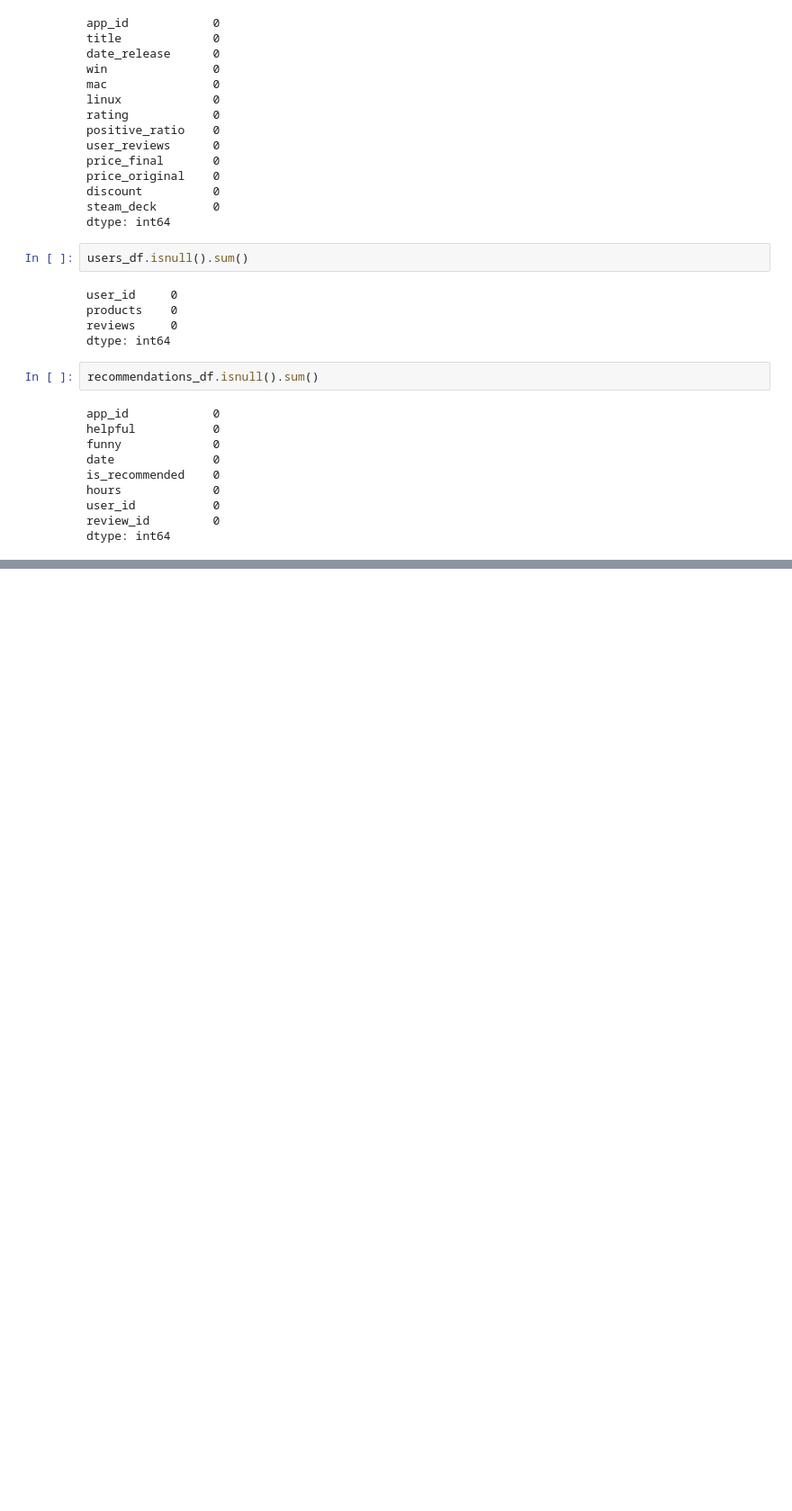
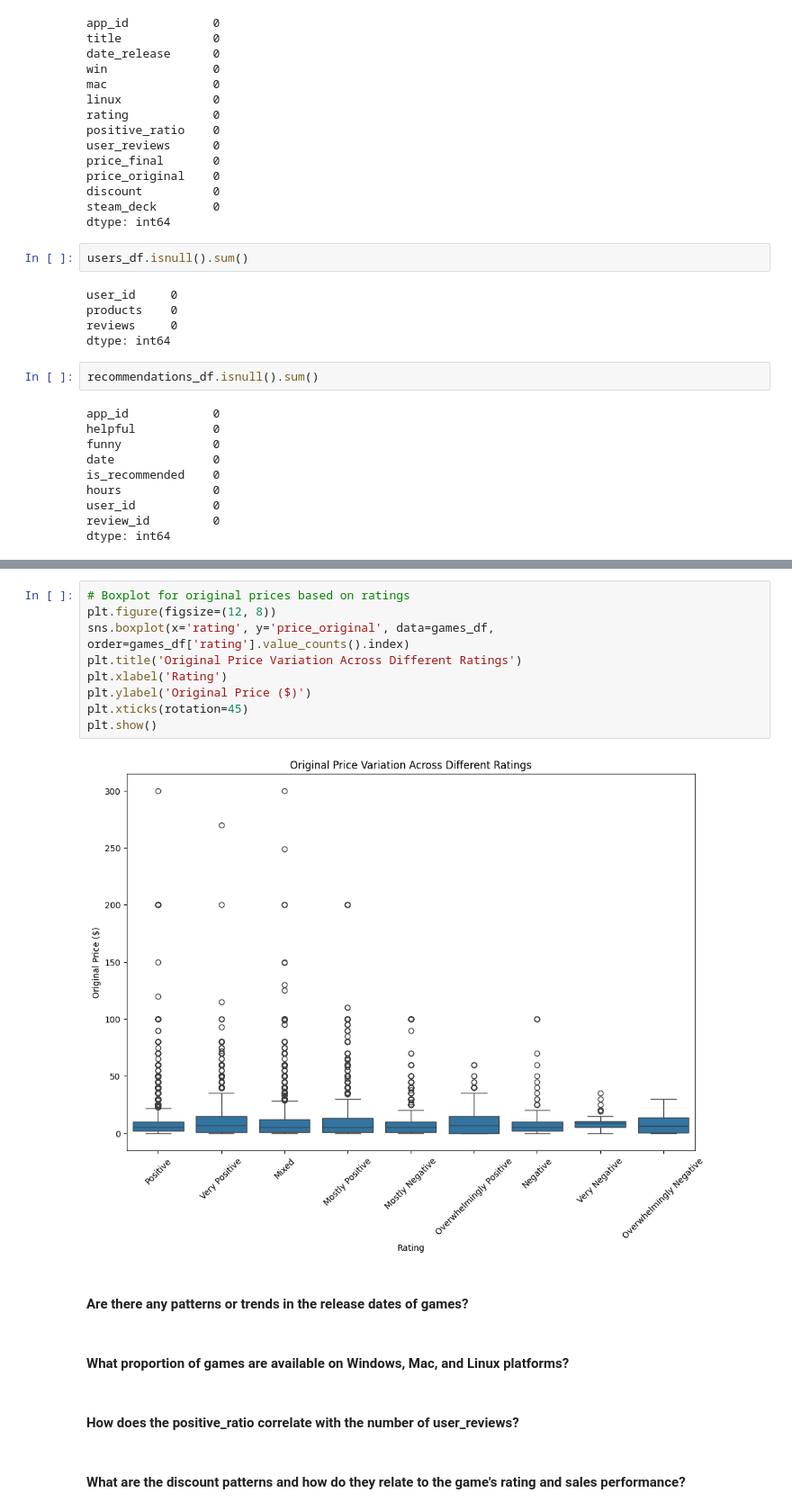
Before and after one commit to Darknight47/Data-Science-Project-02, a Jupyter notebook: steam_game_recommendation.ipynb, the cells around one changed output, grey strips where cells are left out. Shown at 90% size. Saved outputs shown, nothing was run; the diff lists cells and outputs as text; blank space fills up the shorter version.

```diff
--- a/steam_game_recommendation.ipynb
+++ b/steam_game_recommendation.ipynb
@@ -88,0 +122,19 @@ Index(['app_id', 'title', 'date_release', 'win', 'mac', 'linux', 'rating',
+# %%
+# Boxplot for original prices based on ratings
+plt.figure(figsize=(12, 8))
+sns.boxplot(x='rating', y='price_original', data=games_df, order=games_df['rating'].value_counts().index)
+plt.title('Original Price Variation Across Different Ratings')
+plt.xlabel('Rating')
+plt.ylabel('Original Price ($)')
+plt.xticks(rotation=45)
+plt.show()
+# %% [output]
+[figure, added]
+# %% [markdown]
+#### Are there any patterns or trends in the release dates of games?
+# %% [markdown]
+#### What proportion of games are available on Windows, Mac, and Linux platforms?
+# %% [markdown]
+#### How does the positive_ratio correlate with the number of user_reviews?
+# %% [markdown]
+#### What are the discount patterns and how do they relate to the game's rating and sales performance?
```
Also changed, not shown: parts of 10 cells of this notebook.
